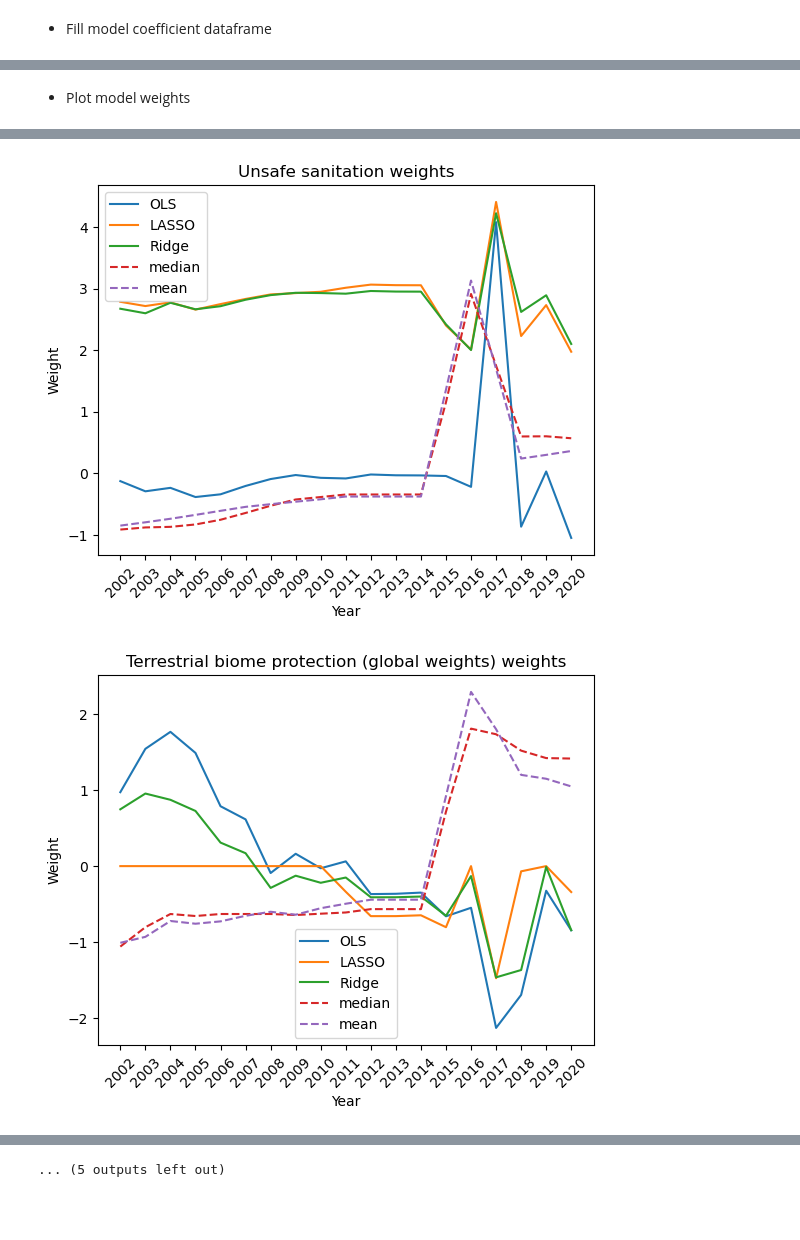
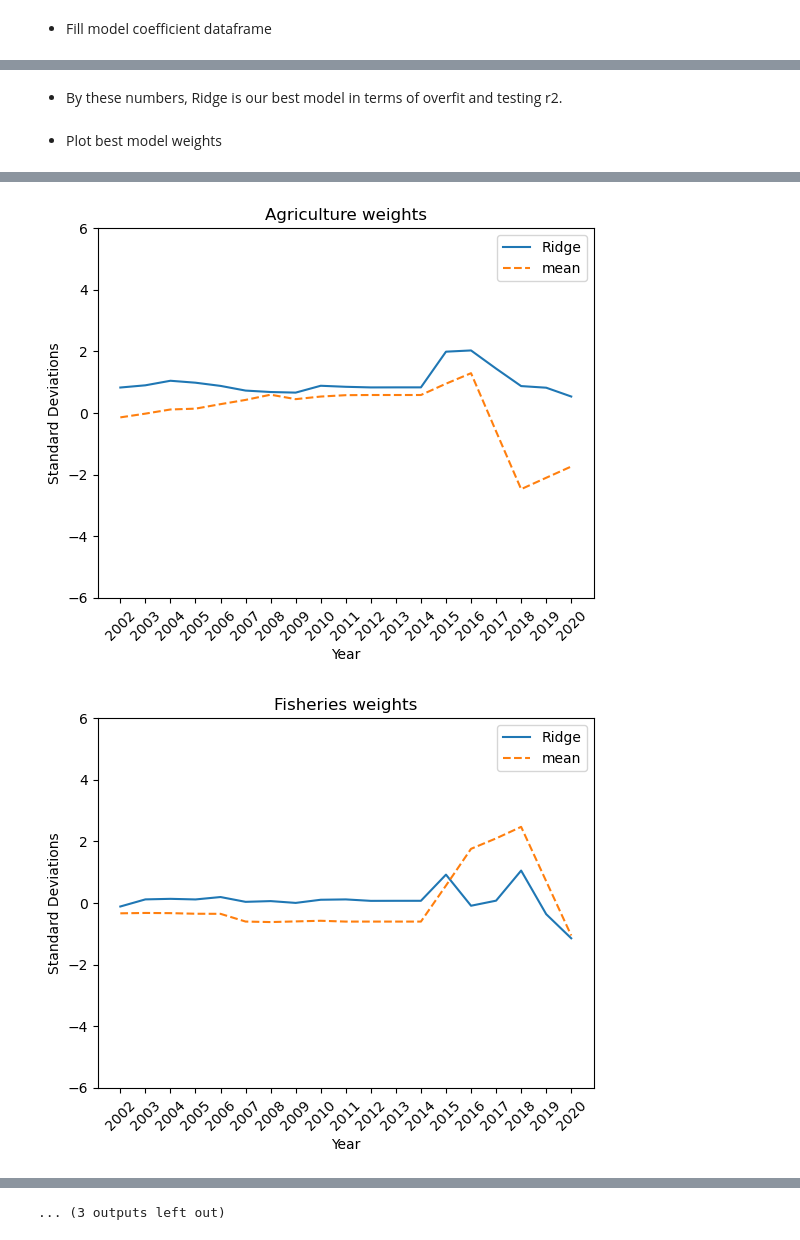
Before and after one commit to Avanyali/EPIDemographicModel, a Jupyter notebook: bens_notebooks/linregs.ipynb, the cells around one changed output, grey strips where cells are left out. Cells and saved outputs as stored; diff of their text form; code cells hidden in the pictures; blank space fills up the shorter version.

Commit message:
cleaning graphs and decision making process

```diff
--- a/bens_notebooks/linregs.ipynb
+++ b/bens_notebooks/linregs.ipynb
@@ -146,4 +151,7 @@ for model in list(year_models.keys()):
     for year in range(min_year, max_year + 1):
         pairs = zip(x_list, list(models[year][model]['model'].coef_))
         pairs = {key: value for key, value in pairs}
+        pairs['train_r2'] = models[year][model]['train_score']
+        pairs['test_r2'] = models[year][model]['test_score']
+
         linear_frame.loc[(model, year)] = pd.Series(pairs)
@@ -149,0 +160,2 @@ for model in list(year_models.keys()):
+# %%
+linear_frame['delta'] = linear_frame['train_r2'] - linear_frame['test_r2']
@@ -150,35 +197,39 @@ for model in list(year_models.keys()):
+# %% [markdown]
+- By these numbers, Ridge is our best model in terms of overfit and testing r2.
+# %%
+linear_frame.drop(columns = ['train_r2', 'test_r2', 'delta'], inplace = True)
 # %% [markdown]
-- Plot model weights
+- Plot best model weights
-# %%
-linear_frame.loc['OLS'] = sc.fit_transform(linear_frame.loc['OLS'])
 # %%
 model_names = list(year_models.keys())
-#model_names.remove('OLS')
 
 years = range(min_year, max_year + 1)
 
 for col in x_list:
-    for model in model_names:
-        plt.plot(years, linear_frame.loc[model, col])
+    year_slice = linear_frame.loc['Ridge', col]
 
-    medians = []
-    means = []
-    for year in years:
-        medians.append(epi.loc[(slice(None), year), :][col].median())
-        means.append(epi.loc[(slice(None), year), :][col].mean())
+    if year_slice.map(abs).max() > 1:
 
-    plt.plot(years, sc.fit_transform(np.array(medians).reshape(-1,1)), '--')
-    plt.plot(years, sc.fit_transform(np.array(means).reshape(-1,1)), '--')
+        plt.plot(years, year_slice)
 
-    legend = []
-    legend.extend(model_names)
-    legend.append('median')
-    legend.append('mean')
+        means = []
+        for year in years:
+            means.append(epi.loc[(slice(None), year), :][col].mean())
 
-    plt.title(f'{col} weights')
-    plt.xlabel('Year')
-    plt.ylabel('Weight')
-    plt.xticks(ticks = years, rotation = 45)
-    plt.legend(legend)
+        plt.plot(years, sc.fit_transform(np.array(means).reshape(-1,1)), '--')
+
+        legend = ['Ridge']
+        legend.append('mean')
+
+        plt.title(f'{col} weights')
+        plt.xlabel('Year')
+        plt.ylabel('Standard Deviations')
+        plt.xticks(ticks = years, rotation = 45)
+        plt.legend(legend)
+
+        #credit to: https://stackoverflow.com/questions/3777861/setting-y-axis-limit-in-matplotlib
+        x1,x2,y1,y2 = plt.axis()
+        plt.axis((x1,x2,-6,6))
+
     plt.show()
 # %% [output]
@@ -193,2 +244,2 @@ for col in x_list:
-[figure, old version]
+[figure, new version]
-[figure, old version]
+[figure, new version]
@@ -197 +248 @@ for col in x_list:
-... (5 outputs left out)
+... (3 outputs left out)
```
Also changed, not shown: parts of 27 cells of this notebook.
